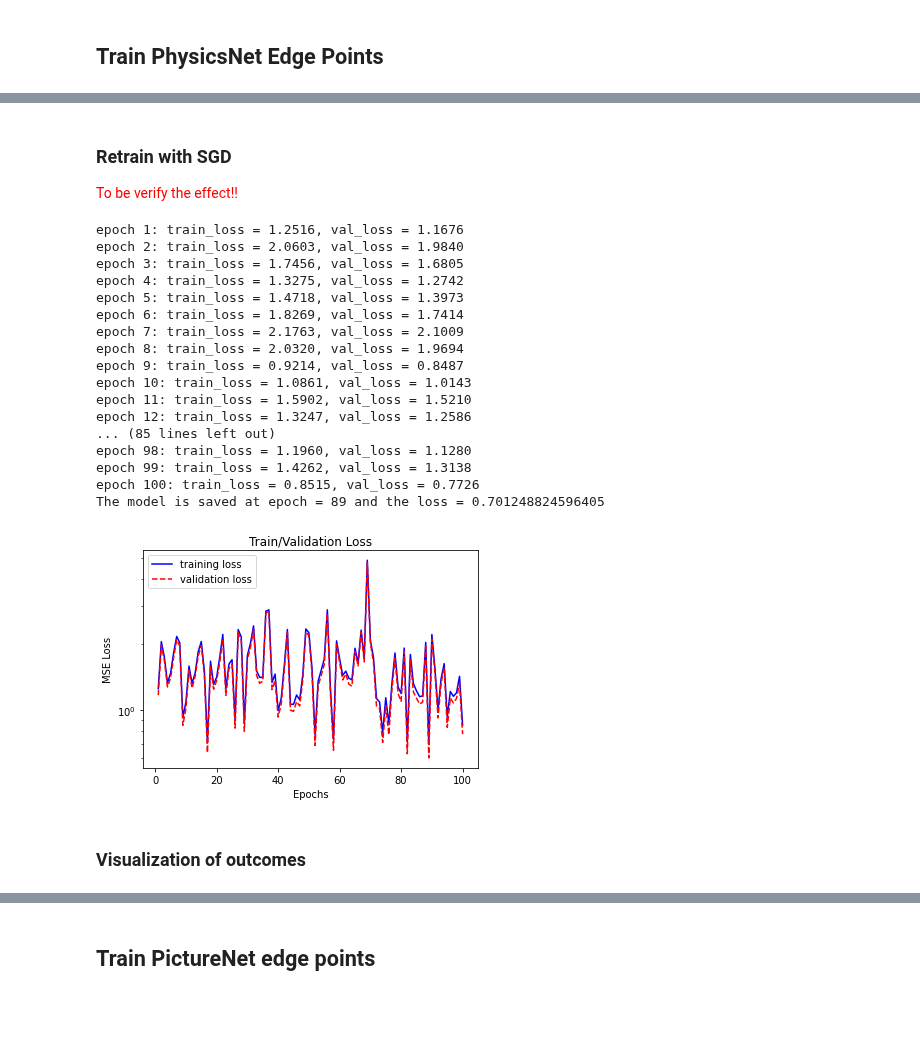
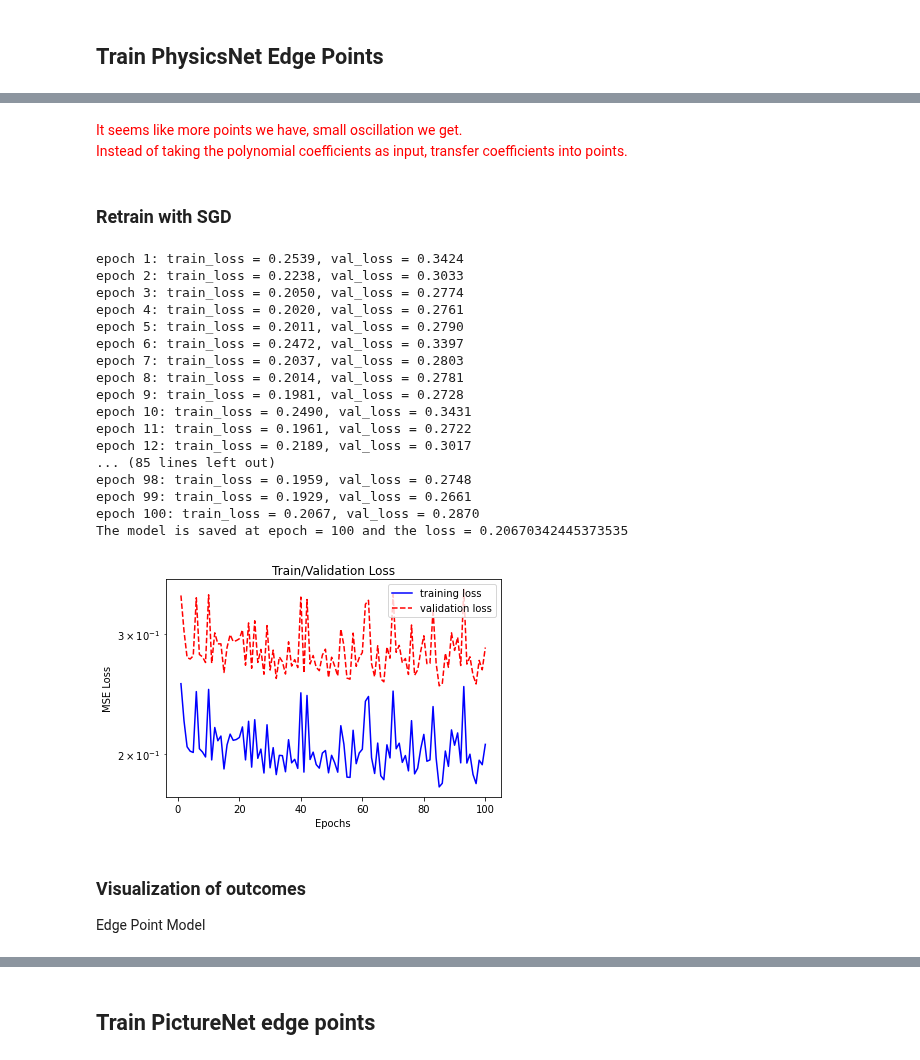
Before and after one commit to ShaoKAi100812/Pendant_Drop_Tensiometry_Prediction, a Jupyter notebook: main_combine.ipynb, the cells around one changed output, grey strips where cells are left out. Saved outputs shown, nothing was run; the diff lists cells and outputs as text; code cells hidden in the pictures; blank space fills up the shorter version.

```diff
--- a/main_combine.ipynb
+++ b/main_combine.ipynb
@@ -326,7 +326,7 @@ def prediction(model, x):   # only a batch
 def model_selection(model, path, loss, epoch_current, epoch_ref, loss_ref):
     loss_best = loss_ref
     epoch_best = epoch_ref
-    if epoch_current == 0:
+    if epoch_current == 0 and ~(os.path.isdir(path)):
             loss_current = loss[epoch_current]
             loss_best = loss[epoch_current]
             torch.save(model, path)
@@ -408,7 +408,7 @@ def train_picture(model, optimizer, epochs=1, model_input=0):
         val_y_pic = val_y_pic_spline
         PATH_PIC = os.path.join(os.getcwd(), "model_pic_spline.pt")
     else:
-        ValueError("Incorrect input. 0 for edge point model, 1 for spline model")
+        ValueError("Incorrect input: 0 for edge point model, 1 for spline model")
 
     model = model.to(device=device)  # move the model parameters to CPU/GPU
     for e in range(epochs):
@@ -491,38 +522,44 @@ The model is saved at epoch = 5 and the loss = 30.470984150179856
+# %% [markdown]
+<font color=red>
+It seems like more points we have, small oscillation we get.<br>
+Instead of taking the polynomial coefficients as input, transfer coefficients into points.
+</font>
 # %% [markdown]
 ### Retrain with SGD
-<font color=red>
-To be verify the effect!!
-</font>
 # %%
-# PATH_CAL = os.path.join(os.getcwd(), "model_cal.pt")
-# model_physics_trained = torch.load(PATH_CAL)
+PATH_CAL = os.path.join(os.getcwd(), "model_cal_points.pt")
+# PATH_CAL = os.path.join(os.getcwd(), "model_cal_spline.pt")
 
-# learning_rate = 1e-4
+model_physics_trained = torch.load(PATH_CAL)
 
-# optimizer = optim.SGD(model_physics_trained.parameters(), lr=learning_rate)
-# epoch = 100
+learning_rate = 1e-4
 
-# train_physics(model_physics_trained, optimizer, epoch)
+optimizer = optim.SGD(model_physics_trained.parameters(), lr=learning_rate)
+epoch = 100
+
+# 0 indicates edge points 1 indicates spline
+train_physics(model_physics_trained, optimizer, epoch, 0)
 # %% [output]
-epoch 1: train_loss = 1.2516, val_loss = 1.1676
-epoch 2: train_loss = 2.0603, val_loss = 1.9840
-epoch 3: train_loss = 1.7456, val_loss = 1.6805
-epoch 4: train_loss = 1.3275, val_loss = 1.2742
-epoch 5: train_loss = 1.4718, val_loss = 1.3973
-epoch 6: train_loss = 1.8269, val_loss = 1.7414
-epoch 7: train_loss = 2.1763, val_loss = 2.1009
-epoch 8: train_loss = 2.0320, val_loss = 1.9694
-epoch 9: train_loss = 0.9214, val_loss = 0.8487
-epoch 10: train_loss = 1.0861, val_loss = 1.0143
-epoch 11: train_loss = 1.5902, val_loss = 1.5210
-epoch 12: train_loss = 1.3247, val_loss = 1.2586
+epoch 1: train_loss = 0.2539, val_loss = 0.3424
+epoch 2: train_loss = 0.2238, val_loss = 0.3033
+epoch 3: train_loss = 0.2050, val_loss = 0.2774
+epoch 4: train_loss = 0.2020, val_loss = 0.2761
+epoch 5: train_loss = 0.2011, val_loss = 0.2790
+epoch 6: train_loss = 0.2472, val_loss = 0.3397
+epoch 7: train_loss = 0.2037, val_loss = 0.2803
+epoch 8: train_loss = 0.2014, val_loss = 0.2781
+epoch 9: train_loss = 0.1981, val_loss = 0.2728
+epoch 10: train_loss = 0.2490, val_loss = 0.3431
+epoch 11: train_loss = 0.1961, val_loss = 0.2722
+epoch 12: train_loss = 0.2189, val_loss = 0.3017
 ... (85 lines left out)
-epoch 98: train_loss = 1.1960, val_loss = 1.1280
-epoch 99: train_loss = 1.4262, val_loss = 1.3138
-epoch 100: train_loss = 0.8515, val_loss = 0.7726
-The model is saved at epoch = 89 and the loss = 0.701248824596405
+epoch 98: train_loss = 0.1959, val_loss = 0.2748
+epoch 99: train_loss = 0.1929, val_loss = 0.2661
+epoch 100: train_loss = 0.2067, val_loss = 0.2870
+The model is saved at epoch = 100 and the loss = 0.20670342445373535
-[figure, old version]
+[figure, new version]
 # %% [markdown]
 ### Visualization of outcomes
+Edge Point Model
 # %%
 PATH_CAL_POINTS = os.path.join(os.getcwd(), "model_cal_points.pt")
```
Also changed, not shown: parts of 22 cells of this notebook.
